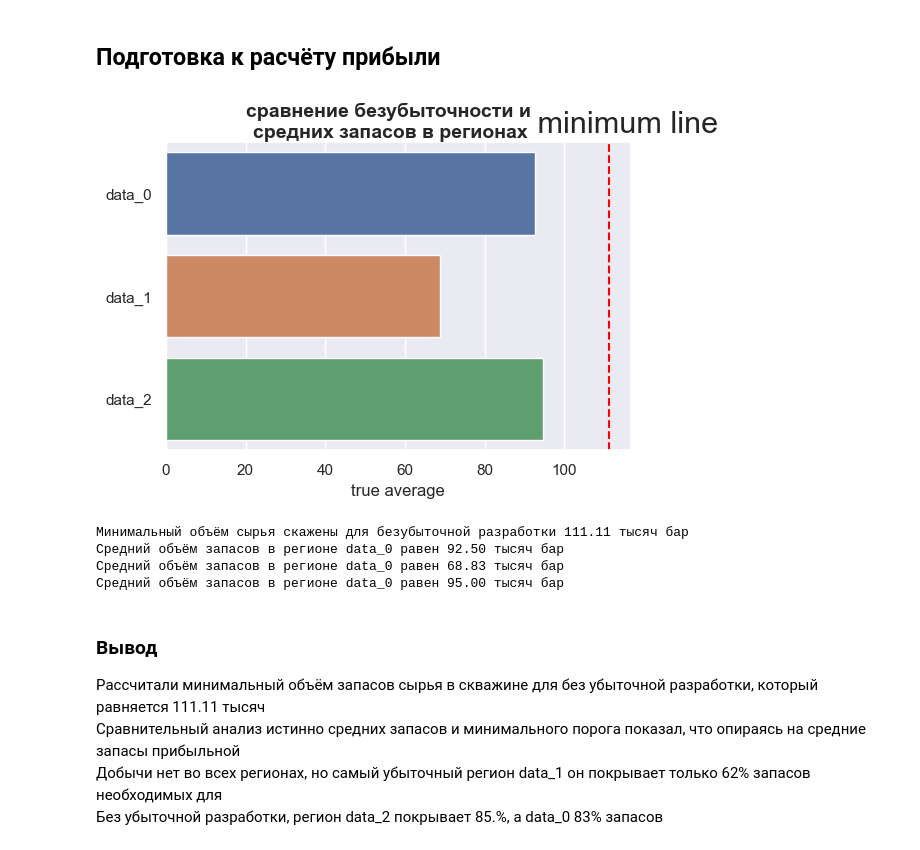
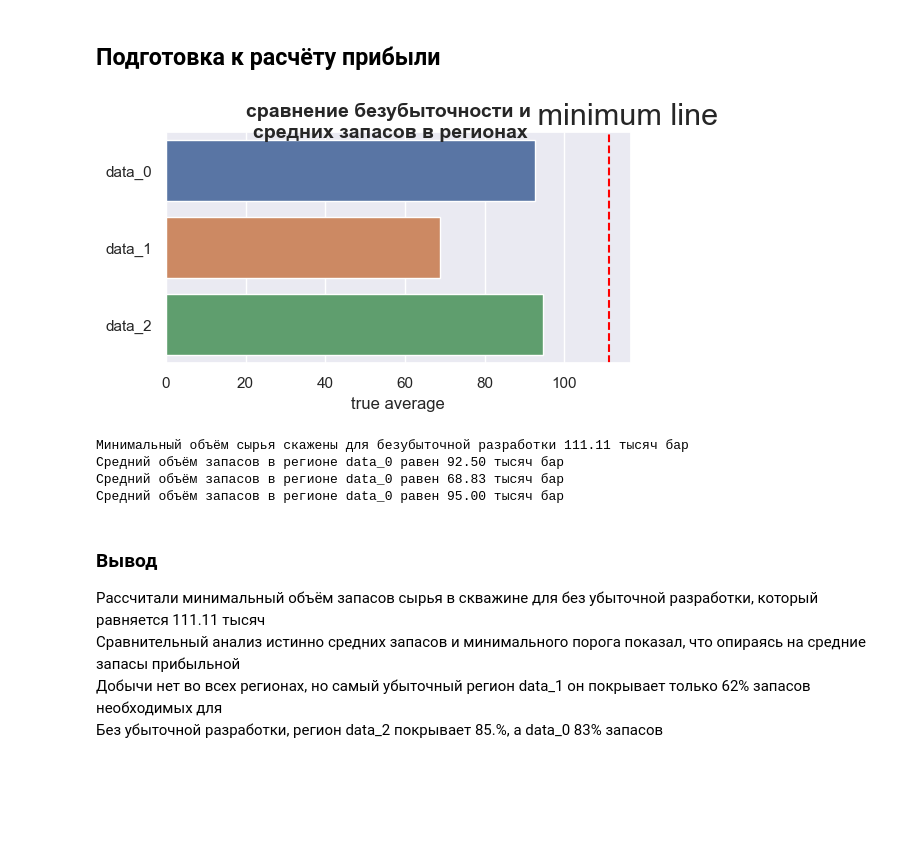
Before and after one commit to MaxMacClane/pythonScool, a Jupyter notebook: Practicum/Машинное обучение в бизнесе/615539ab-1fa1-4251-9ee1-c2375d3330eb.ipynb, the cells around one changed output. Cells and saved outputs as stored; diff of their text form; code cells hidden in the pictures; blank space fills up the shorter version.

```diff
--- a/Practicum/Машинное обучение в бизнесе/615539ab-1fa1-4251-9ee1-c2375d3330eb.ipynb
+++ b/Practicum/Машинное обучение в бизнесе/615539ab-1fa1-4251-9ee1-c2375d3330eb.ipynb
@@ -395,23 +395,23 @@ MAXIMUM_THRESHOLD = 2.5
 MINIMUM_VOLUM = BUDGET / TARGET_QUANTITY / BARREL_1000
 # %%
 # график сравнивающий средние истинные запасы с минимальной нормой безубыточности
-fig = plt.figure(figsize=(6, 4))
+fig = plt.figure(figsize=(6, 3))
 ax = fig.add_subplot()
 
 ax = sns.barplot(data=final_result, y=final_result.index, x="true average");
 fig.suptitle('сравнение безубыточности и \nсредних запасов в регионах', fontsize=14, fontweight='bold')
 
 ax.text(MINIMUM_VOLUM - 20, -.6, f' minimum line', fontsize=22)
 ax = plt.axvline(x=MINIMUM_VOLUM, color='red', linestyle='--');
 
 plt.show()
 
 print(f'Минимальный объём сырья скажены для безубыточной разработки {MINIMUM_VOLUM :.2f} тысяч бар')
 print(f'Средний объём запасов в регионе data_0 равен {data_0["product"].mean():.2f} тысяч бар')
 print(f'Средний объём запасов в регионе data_0 равен {data_1["product"].mean():.2f} тысяч бар')
 print(f'Средний объём запасов в регионе data_0 равен {data_2["product"].mean():.2f} тысяч бар')
 # %% [output]
-[figure, old version]
+[figure, new version]
 Минимальный объём сырья скажены для безубыточной разработки 111.11 тысяч бар
 Средний объём запасов в регионе data_0 равен 92.50 тысяч бар
 Средний объём запасов в регионе data_0 равен 68.83 тысяч бар
```
